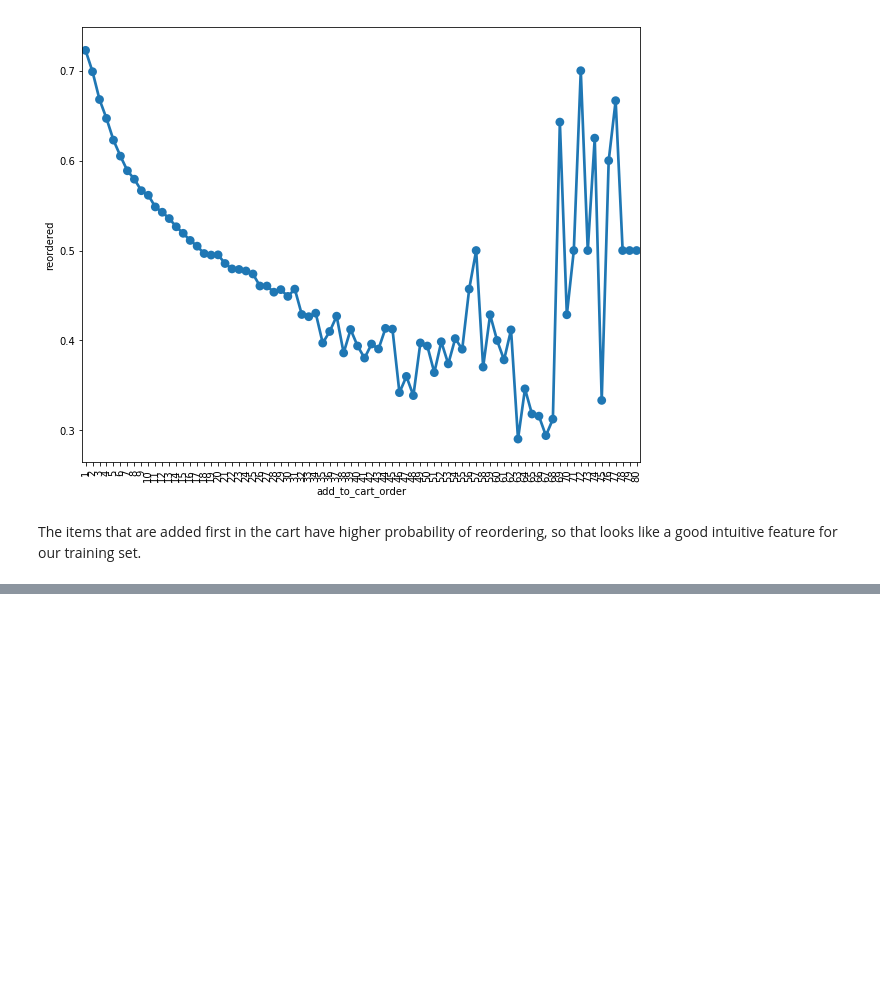
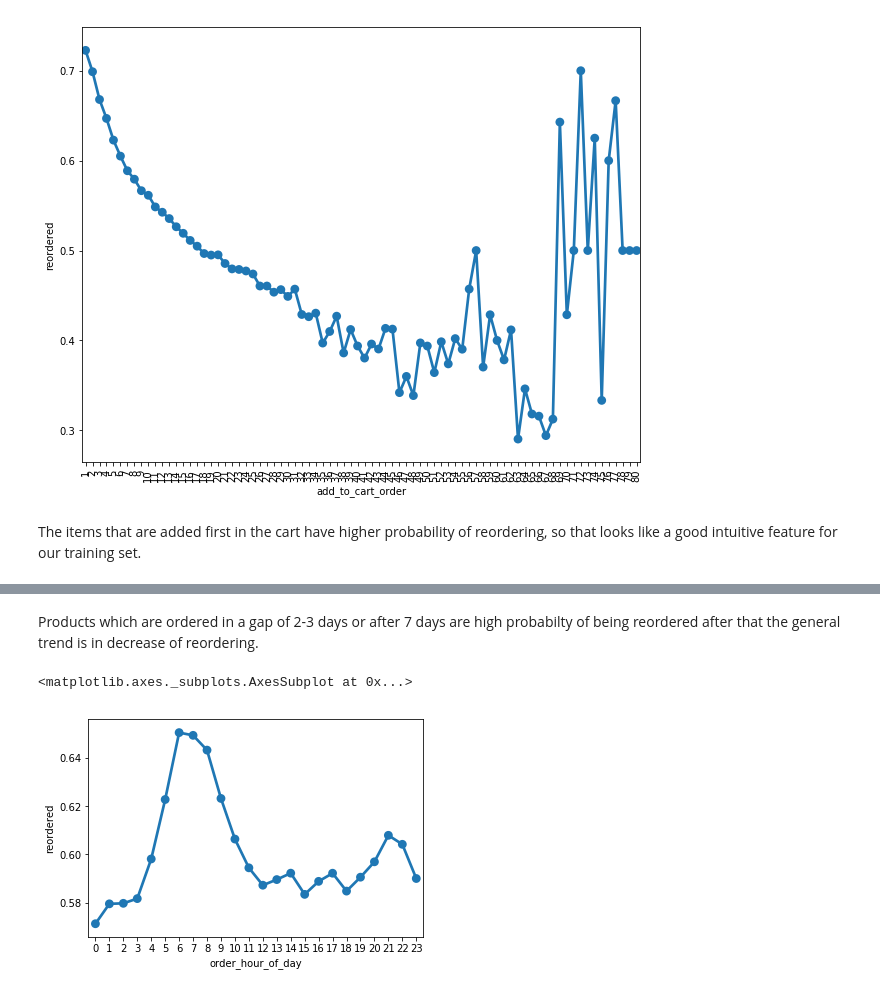
Before and after one commit to prashants975/Projects_on_ML, a Jupyter notebook: InstaCart.ipynb, the cells around one changed output, grey strips where cells are left out. Cells and saved outputs as stored; diff of their text form; code cells hidden in the pictures; blank space fills up the shorter version.

```diff
--- a/InstaCart.ipynb
+++ b/InstaCart.ipynb
@@ -225,0 +230,9 @@ product_group_by_reordered_ratio.head()
+# %% [markdown]
+Products which are ordered in a gap of 2-3 days or after 7 days are high probabilty of being reordered after that the general trend is in decrease of reordering.
+# %%
+order_hour_of_day_by_reordered_ratio = train_full.groupby('order_hour_of_day')['reordered'].aggregate("mean").reset_index()
+order_hour_of_day_by_reordered_ratio.head()
+sns.pointplot(order_hour_of_day_by_reordered_ratio['order_hour_of_day'], order_hour_of_day_by_reordered_ratio['reordered'])
+# %% [output]
+<matplotlib.axes._subplots.AxesSubplot at 0x...>
+[figure, added]
```
Also changed, not shown: parts of 11 cells of this notebook.
